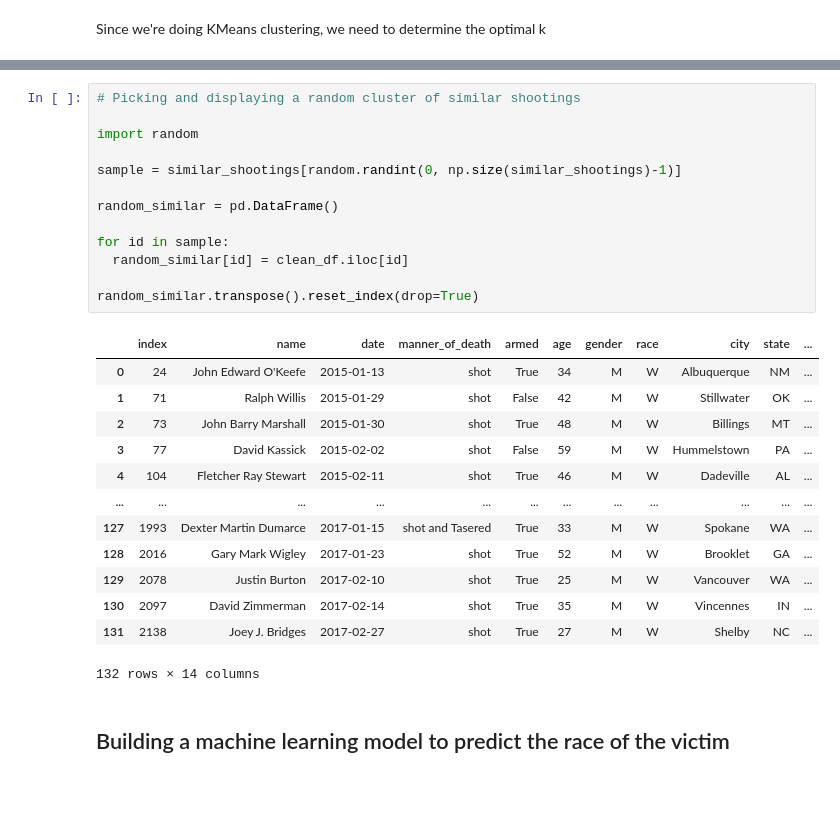
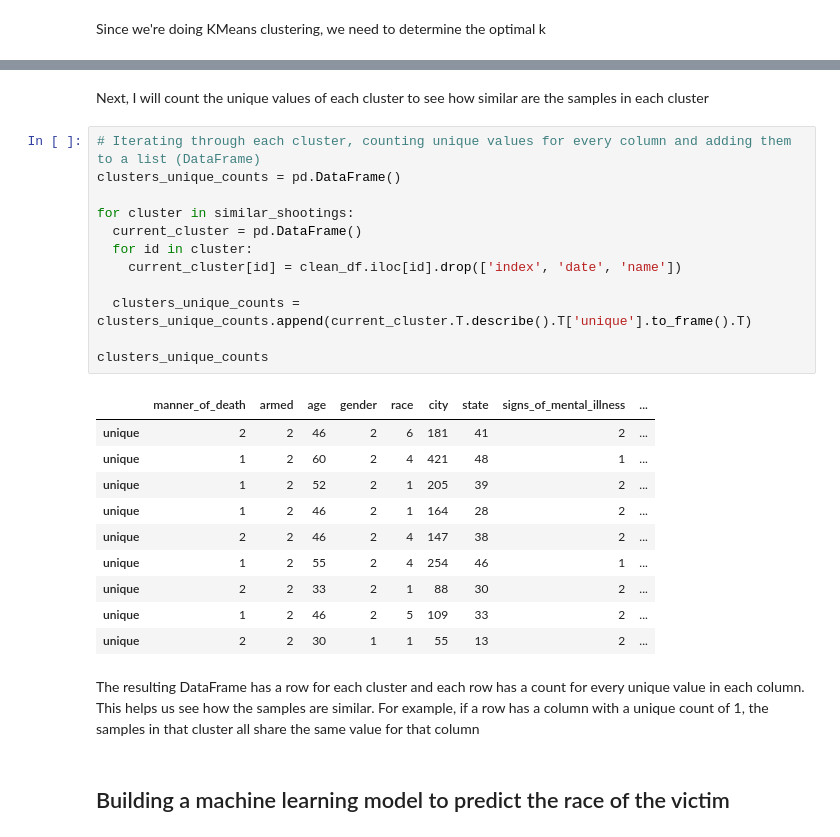
Before and after one commit to valdas-v1/Fatal-Police-Shooting-in-United-States, a Jupyter notebook: notebook.ipynb, the cells around one changed output, grey strips where cells are left out. Drawn from its saved outputs; the diff is of its cells as text; blank space fills up the shorter version.

```diff
--- a/notebook.ipynb
+++ b/notebook.ipynb
@@ -484,30 +485,30 @@ array([ 9, 11, 12, 17, 26, 28, 33, 38, 48, 53])
-# %%
-# Picking and displaying a random cluster of similar shootings
-
-import random
-
-sample = similar_shootings[random.randint(0, np.size(similar_shootings)-1)]
-
-random_similar = pd.DataFrame()
-
-for id in sample:
-  random_similar[id] = clean_df.iloc[id]
-
-random_similar.transpose().reset_index(drop=True)
-# %% [output]
-|  | index | name | date | manner_of_death | armed | age | gender | race | city | state | ... |
-| 0 | 24 | John Edward O'Keefe | 2015-01-13 | shot | True | 34 | M | W | Albuquerque | NM | ... |
-| 1 | 71 | Ralph Willis | 2015-01-29 | shot | False | 42 | M | W | Stillwater | OK | ... |
-| 2 | 73 | John Barry Marshall | 2015-01-30 | shot | True | 48 | M | W | Billings | MT | ... |
-| 3 | 77 | David Kassick | 2015-02-02 | shot | False | 59 | M | W | Hummelstown | PA | ... |
-| 4 | 104 | Fletcher Ray Stewart | 2015-02-11 | shot | True | 46 | M | W | Dadeville | AL | ... |
-| ... | ... | ... | ... | ... | ... | ... | ... | ... | ... | ... | ... |
-| 127 | 1993 | Dexter Martin Dumarce | 2017-01-15 | shot and Tasered | True | 33 | M | W | Spokane | WA | ... |
-| 128 | 2016 | Gary Mark Wigley | 2017-01-23 | shot | True | 52 | M | W | Brooklet | GA | ... |
-| 129 | 2078 | Justin Burton | 2017-02-10 | shot | True | 25 | M | W | Vancouver | WA | ... |
-| 130 | 2097 | David Zimmerman | 2017-02-14 | shot | True | 35 | M | W | Vincennes | IN | ... |
-| 131 | 2138 | Joey J. Bridges | 2017-02-27 | shot | True | 27 | M | W | Shelby | NC | ... |
-132 rows × 14 columns
+# %% [markdown]
+Next, I will count the unique values of each cluster to see how similar are the samples in each cluster
+# %%
+# Iterating through each cluster, counting unique values for every column and adding them to a list (DataFrame)
+clusters_unique_counts = pd.DataFrame()
+
+for cluster in similar_shootings:
+  current_cluster = pd.DataFrame()
+  for id in cluster:
+    current_cluster[id] = clean_df.iloc[id].drop(['index', 'date', 'name'])
+
+  clusters_unique_counts = clusters_unique_counts.append(current_cluster.T.describe().T['unique'].to_frame().T)
+
+clusters_unique_counts
+# %% [output]
+|  | manner_of_death | armed | age | gender | race | city | state | signs_of_mental_illness | ... |
+| unique | 2 | 2 | 46 | 2 | 6 | 181 | 41 | 2 | ... |
+| unique | 1 | 2 | 60 | 2 | 4 | 421 | 48 | 1 | ... |
+| unique | 1 | 2 | 52 | 2 | 1 | 205 | 39 | 2 | ... |
+| unique | 1 | 2 | 46 | 2 | 1 | 164 | 28 | 2 | ... |
+| unique | 2 | 2 | 46 | 2 | 4 | 147 | 38 | 2 | ... |
+| unique | 1 | 2 | 55 | 2 | 4 | 254 | 46 | 1 | ... |
+| unique | 2 | 2 | 33 | 2 | 1 | 88 | 30 | 2 | ... |
+| unique | 1 | 2 | 46 | 2 | 5 | 109 | 33 | 2 | ... |
+| unique | 2 | 2 | 30 | 1 | 1 | 55 | 13 | 2 | ... |
+# %% [markdown]
+The resulting DataFrame has a row for each cluster and each row has a count for every unique value in each column. This helps us see how the samples are similar. For example, if a row has a column with a unique count of 1, the samples in that cluster all share the same value for that column
 # %% [markdown]
 ## Building a machine learning model to predict the race of the victim
 # %%
```
Also changed, not shown: parts of 6 cells of this notebook.
